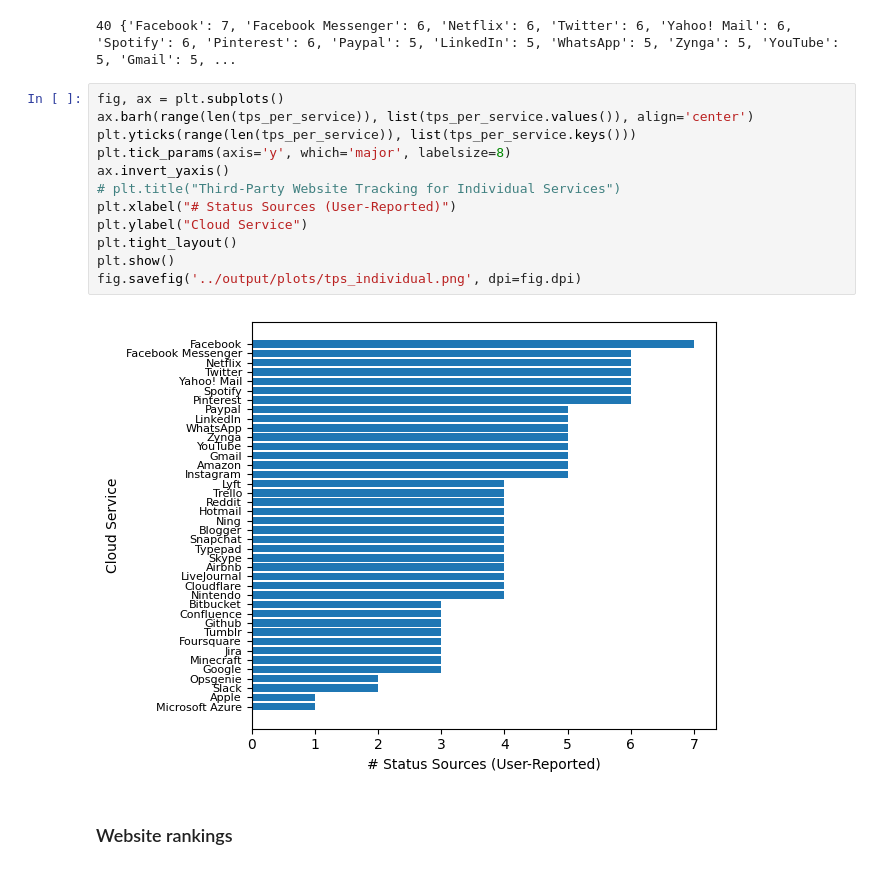
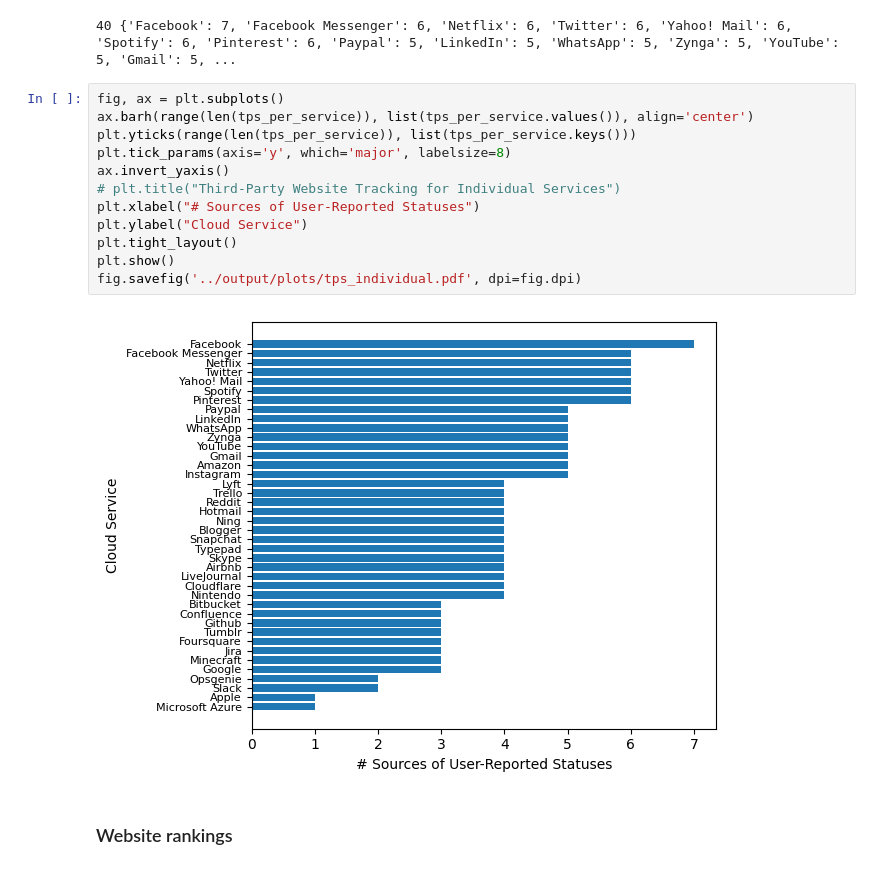
Before and after one commit to shanemin/thesis-msc-cloud-failures, a Jupyter notebook: scripts/viz_sources.ipynb, the cells around one changed output. Cells and saved outputs as stored; diff of their text form.

```diff
--- a/scripts/viz_sources.ipynb
+++ b/scripts/viz_sources.ipynb
@@ -71,17 +77,17 @@ print(len(tps_per_service), tps_per_service)
 # %%
 fig, ax = plt.subplots()
 ax.barh(range(len(tps_per_service)), list(tps_per_service.values()), align='center')
 plt.yticks(range(len(tps_per_service)), list(tps_per_service.keys()))
 plt.tick_params(axis='y', which='major', labelsize=8)
 ax.invert_yaxis()
 # plt.title("Third-Party Website Tracking for Individual Services")
-plt.xlabel("# Status Sources (User-Reported)")
+plt.xlabel("# Sources of User-Reported Statuses")
 plt.ylabel("Cloud Service")
 plt.tight_layout()
 plt.show()
-fig.savefig('../output/plots/tps_individual.png', dpi=fig.dpi)
+fig.savefig('../output/plots/tps_individual.pdf', dpi=fig.dpi)
 # %% [output]
-[figure, old version]
+[figure, new version]
 # %% [markdown]
 ### Website rankings
 # %%
```
Also changed, not shown: parts of 5 cells of this notebook, 39 other files.
